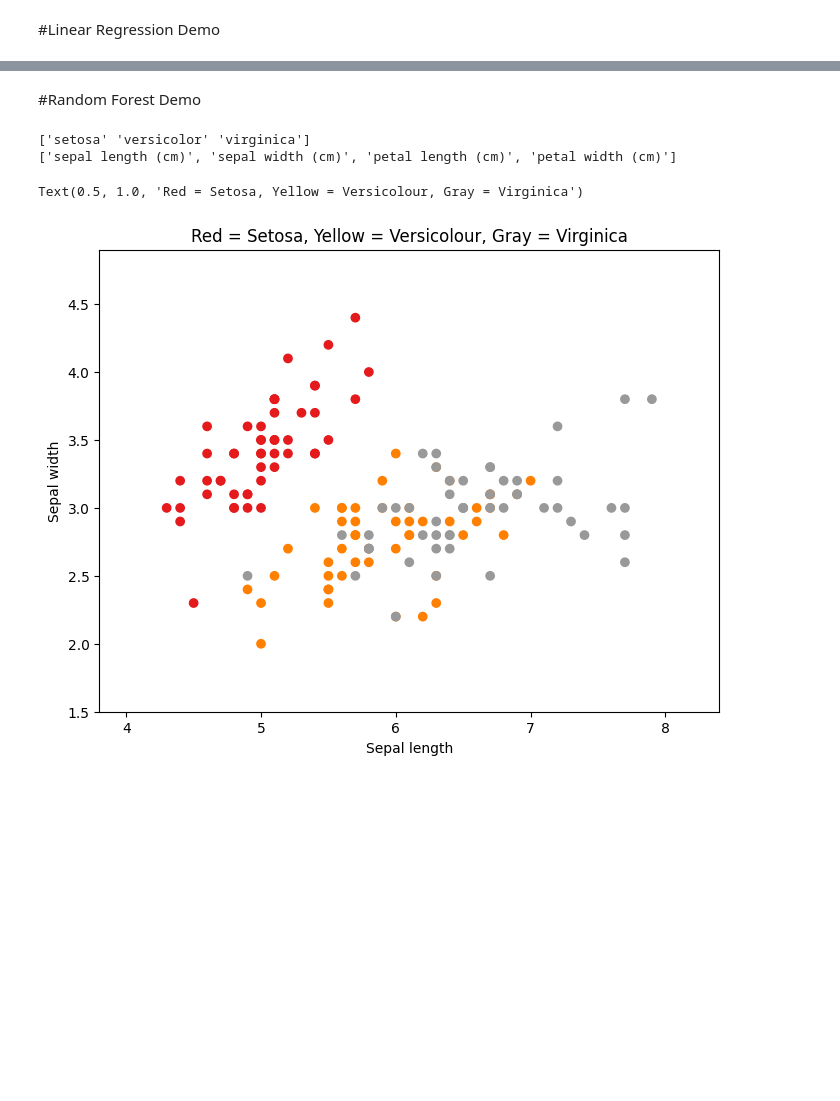
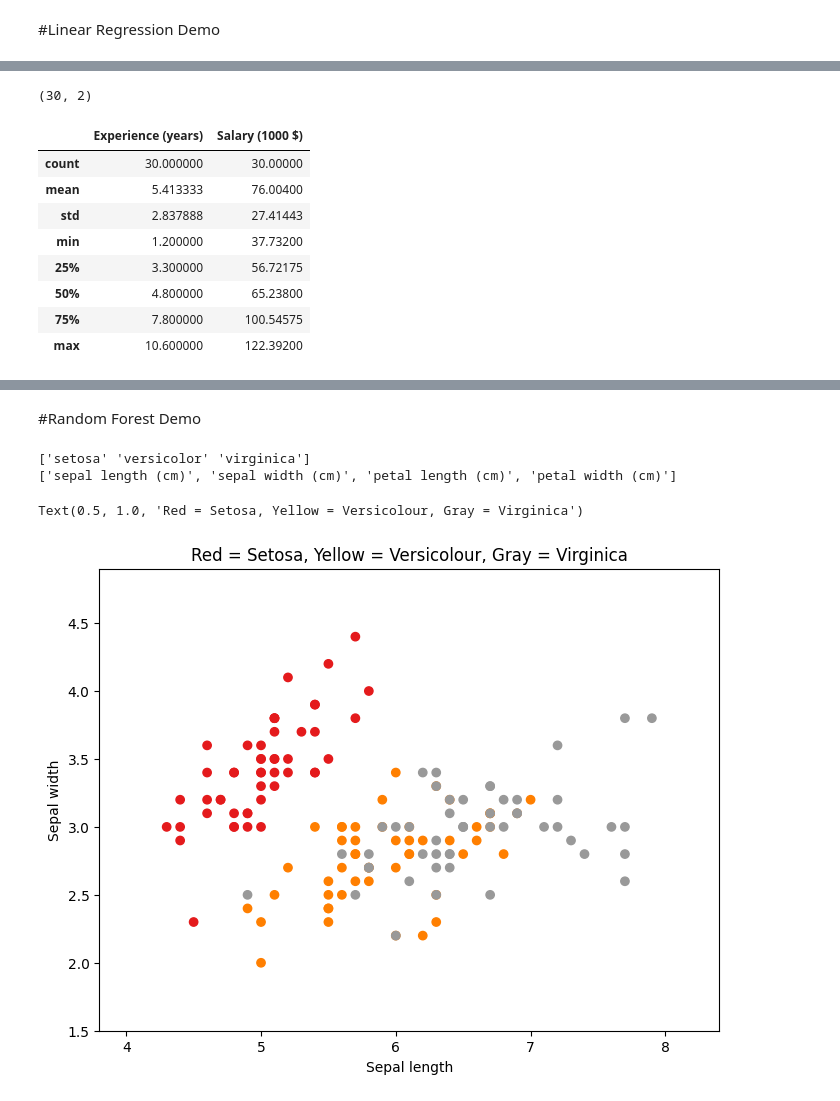
Before and after one commit to ezou6/Day_of_AI, a Jupyter notebook: Resource.ipynb, the cells around one changed output, grey strips where cells are left out. Drawn from its saved outputs; the diff is of its cells as text; code cells hidden in the pictures; blank space fills up the shorter version.

```diff
--- a/Resource.ipynb
+++ b/Resource.ipynb
@@ -76,0 +160,20 @@ import seaborn as sns
+# %%
+data.isnull().value_counts()
+
+#Great! No missing values! Usually, we would need to deal with null
+#values by either removing those samples completely, filling it in with the average
+#or median value of the entire dataset, or the value of its nearby neighbors
+# %% [output]
+(30, 2)
+# %%
+data.describe()
+# %% [output]
+|  | Experience (years) | Salary (1000 $) |
+| count | 30.000000 | 30.00000 |
+| mean | 5.413333 | 76.00400 |
+| std | 2.837888 | 27.41443 |
+| min | 1.200000 | 37.73200 |
+| 25% | 3.300000 | 56.72175 |
+| 50% | 4.800000 | 65.23800 |
+| 75% | 7.800000 | 100.54575 |
+| max | 10.600000 | 122.39200 |
```
Also changed, not shown: parts of 16 cells of this notebook.
